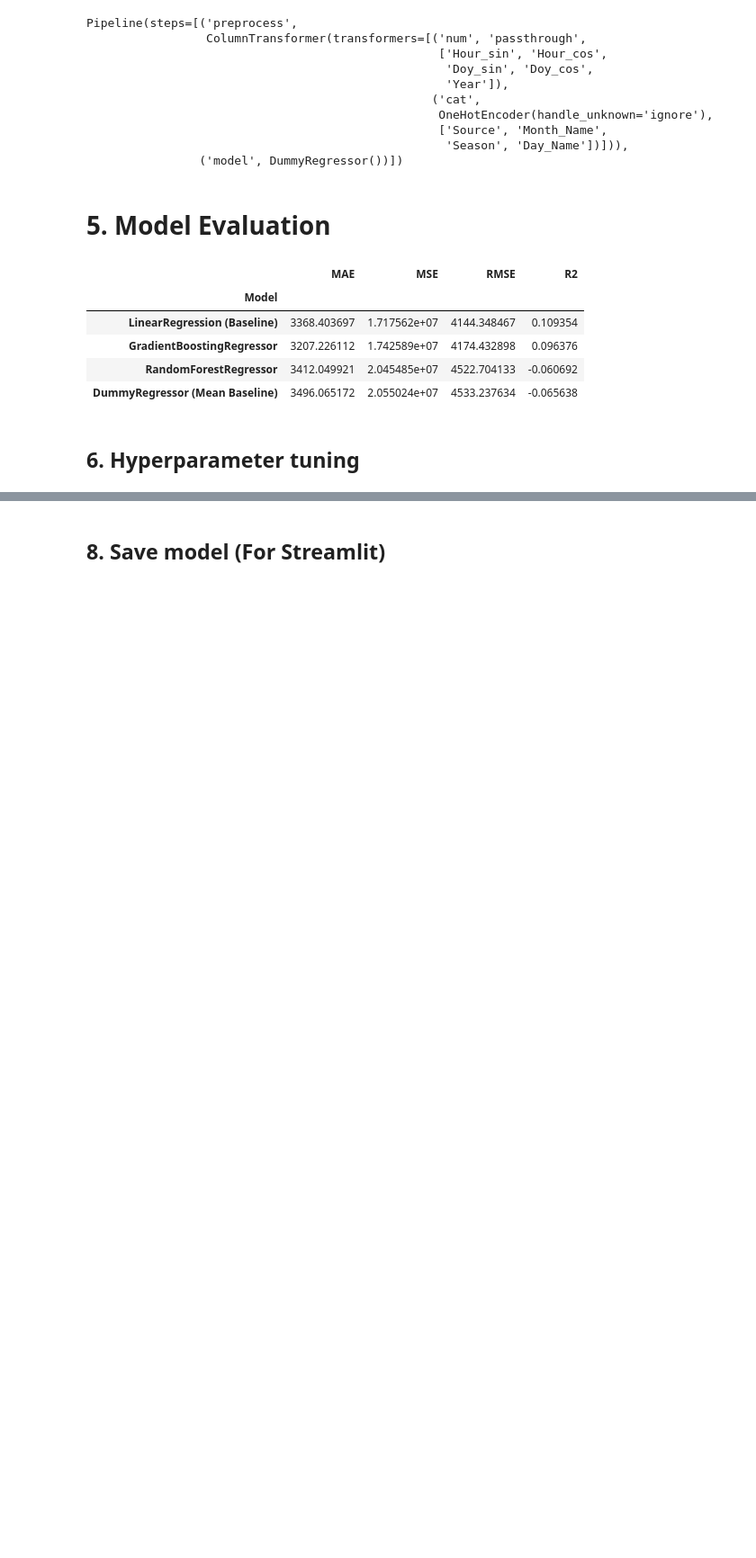
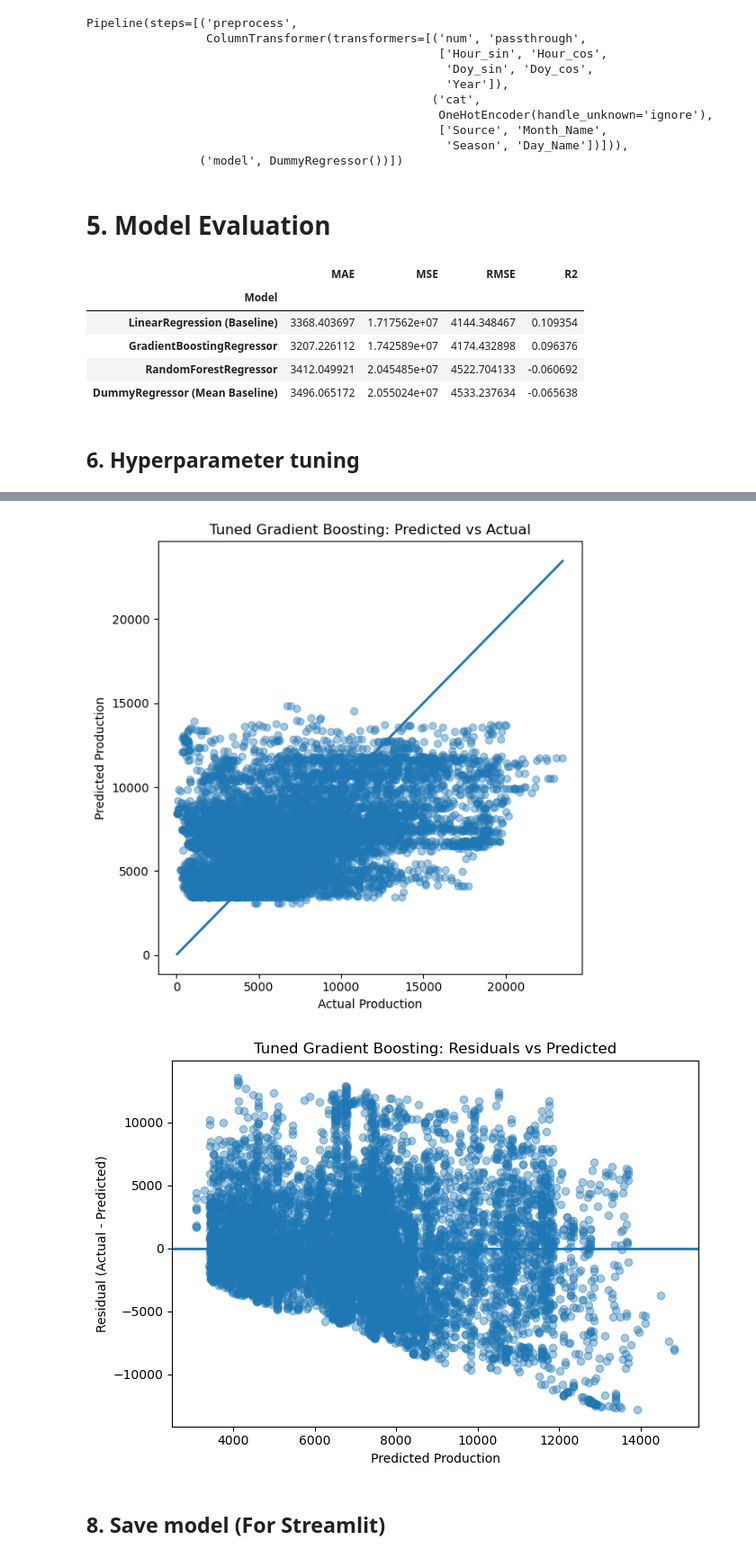
Before and after one commit to Nathan-James9/MLDP-Project-2026, a Jupyter notebook: MLDP-Project.ipynb, the cells around one changed output, grey strips where cells are left out. Shown at 90% size. Cells and saved outputs as stored; diff of their text form; code cells hidden in the pictures; blank space fills up the shorter version.

Commit message:
Used RandomizedSearchCV to refine GradientBoostingRegressor model, used plots to showcase predicted vs actual and residual value vs predicted, saved as best model

```diff
--- a/MLDP-Project.ipynb
+++ b/MLDP-Project.ipynb
@@ -432,0 +416,15 @@ print("Best CV RMSE:", best_cv_rmse)
+# %%
+# Extract the tuned best pipeline
+best_gb_pipe = rs_gb.best_estimator_
+
+# Predict on test set
+pred_gb_tuned = best_gb_pipe.predict(X_test)
+
+# Evaluate using your existing metric function
+m_gb_tuned = regression_metrics(y_test, pred_gb_tuned)
+m_gb_tuned["Model"] = "GradientBoostingRegressor (Tuned)"
+results.append(m_gb_tuned)
+
+# Compare again
+results_df = pd.DataFrame(results).set_index("Model").sort_values("RMSE")
+results_df
@@ -433,3 +439,43 @@ print("Best CV RMSE:", best_cv_rmse)
+# %%
+# Convert y_test to a NumPy array (safe for plotting)
+y_true = np.array(y_test)
+y_pred = np.array(pred_gb_tuned)
+
+
+# 1) Predicted vs Actual
+
+plt.figure(figsize=(6, 6))
+plt.scatter(y_true, y_pred, alpha=0.4)
+plt.title("Tuned Gradient Boosting: Predicted vs Actual")
+plt.xlabel("Actual Production")
+plt.ylabel("Predicted Production")
+
+min_val = min(y_true.min(), y_pred.min())
+max_val = max(y_true.max(), y_pred.max())
+plt.plot([min_val, max_val], [min_val, max_val], linewidth=2)
+
+plt.tight_layout()
+plt.show()
+
+
+# 2) Residual Plot (Residuals vs Predicted)
+
+residuals = y_true - y_pred
+
+plt.figure(figsize=(7, 5))
+plt.scatter(y_pred, residuals, alpha=0.4)
+plt.title("Tuned Gradient Boosting: Residuals vs Predicted")
+plt.xlabel("Predicted Production")
+plt.ylabel("Residual (Actual - Predicted)")
+
+# Zero line
+plt.axhline(0, linewidth=2)
+
+plt.tight_layout()
+plt.show()
+# %% [output]
+[figure, added]
+[figure, added]
 # %% [markdown]
 ## 8. Save model (For Streamlit)
 # %%
```
Also changed, not shown: parts of 7 cells of this notebook, 2 other files.
